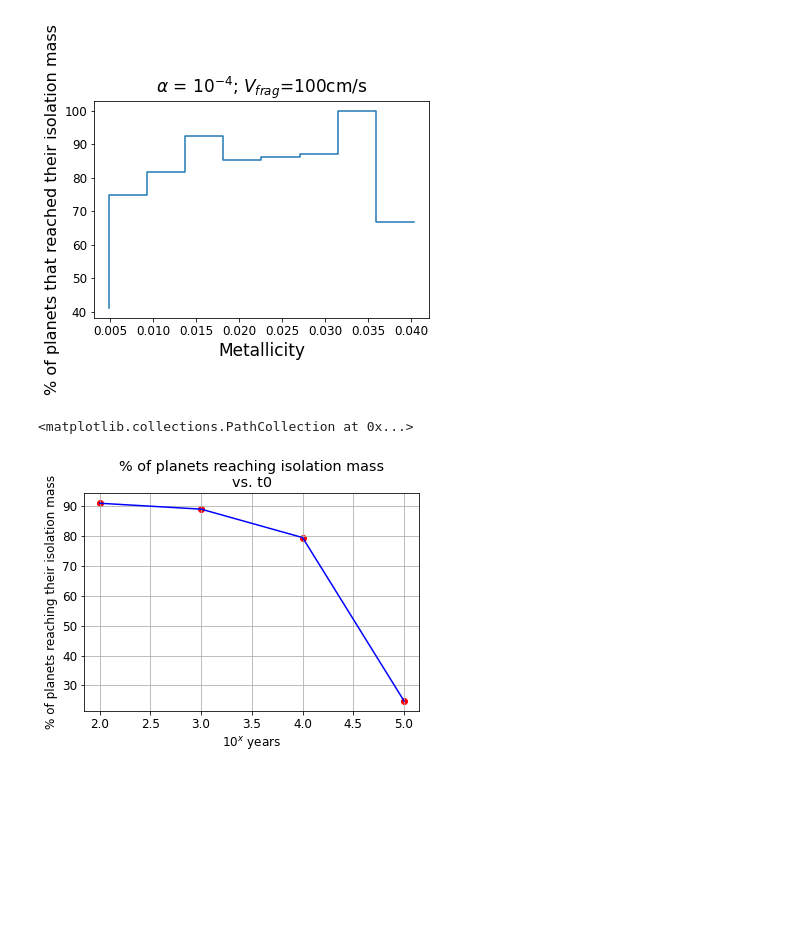
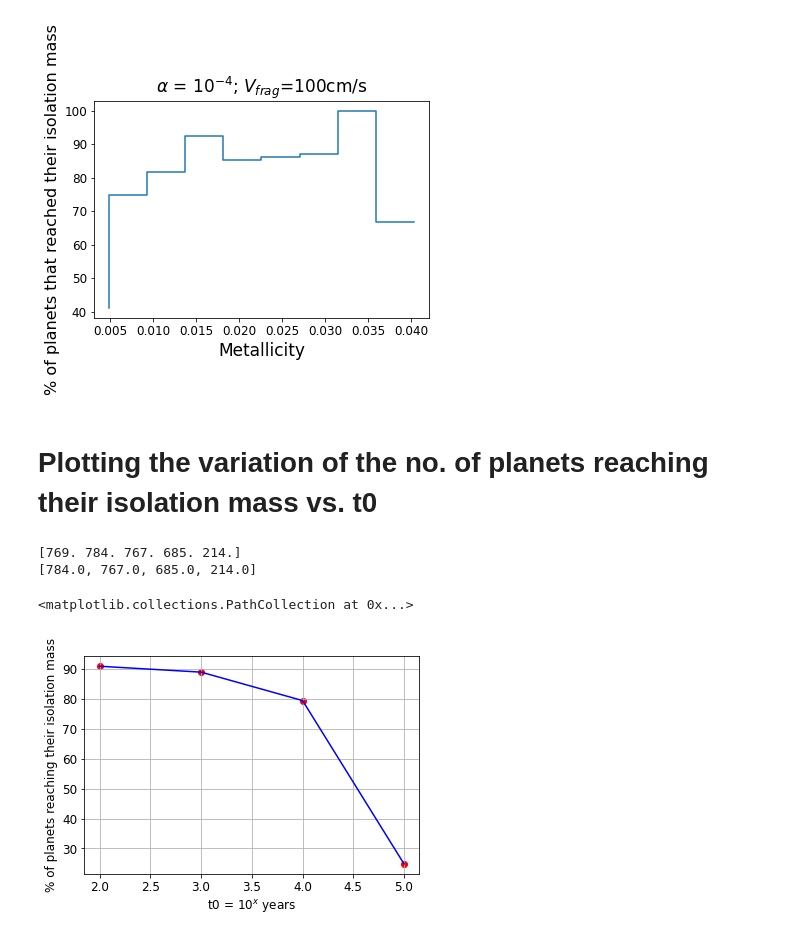
Before and after one commit to JayashreeNarayan/Summer-2023---Pebble-Predictor-Analyses, a Jupyter notebook: Main.ipynb, the cells around one changed output. Drawn from its saved outputs; the diff is of its cells as text; code cells hidden in the pictures; blank space fills up the shorter version.

```diff
--- a/Main.ipynb
+++ b/Main.ipynb
@@ -383,19 +468,26 @@ plt.title(r"$\alpha$ = $10^{-4}$; $V_{frag}$=100cm/s", fontsize=17)
 [ 78 222 263 181 101  58  23   6   3]
 Text(0.5, 1.0, '$\\alpha$ = $10^{-4}$; $V_{frag}$=100cm/s')
 [figure]
+# %% [markdown]
+# Plotting the variation of the no. of planets reaching their isolation mass vs. t0
 # %%
-Y = [784., 767., 685., 214.]
+Y = np.load("Model_NPYs/isol_full.npy")
+print(Y)
+Y = Y.tolist()
+Y.remove(Y[0])
+print(Y)
 
 for i in range(len(Y)):
     Y[i] = Y[i]/8.62
 
 X = [2, 3, 4, 5]
-plt.xlabel(r"10$^x$ years")
+plt.xlabel(r"t0 = 10$^x$ years")
 plt.ylabel("% of planets reaching their isolation mass")
-plt.title("% of planets reaching isolation mass"+"\n"+"vs. t0")
 plt.grid()
 plt.plot(X, Y, color="blue")
 plt.scatter(X,Y, color="red")
 # %% [output]
-<matplotlib.collections.PathCollection at 0x...>
+[769. 784. 767. 685. 214.]
+[784.0, 767.0, 685.0, 214.0]
+<matplotlib.collections.PathCollection at 0x...>
-[figure, old version]
+[figure, new version]
```
Also changed, not shown: parts of 6 cells of this notebook, 8 other files.
